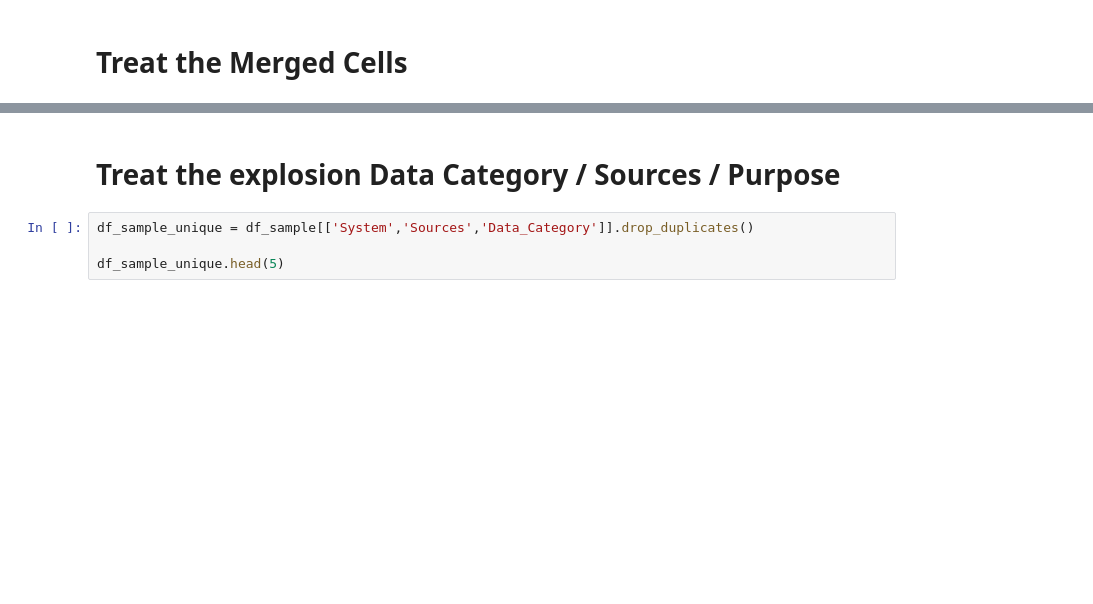
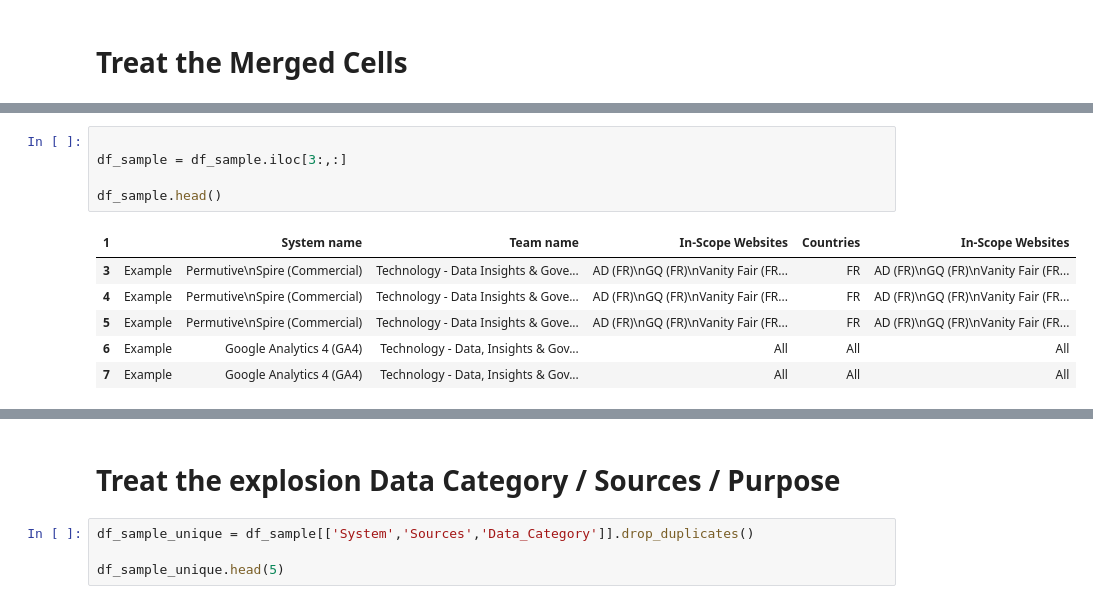
Before and after one commit to flohaha/Colab_Better_Rop, a Jupyter notebook: ROPA_v2.ipynb, the cells around one changed output, grey strips where cells are left out. Cells and saved outputs as stored; diff of their text form; blank space fills up the shorter version.

```diff
--- a/ROPA_v2.ipynb
+++ b/ROPA_v2.ipynb
@@ -175,3 +190,15 @@ df_sample.columns = ['System','Sources','Data_Category','Data_Purpose','Data_Use
+# %%
+
+df_sample = df_sample.iloc[3:,:]
+
+df_sample.head()
+# %% [output]
+| 1 |  | System name | Team name | In-Scope Websites | Countries | In-Scope Websites |
+| 3 | Example | Permutive\nSpire (Commercial) | Technology - Data Insights & Gove... | AD (FR)\nGQ (FR)\nVanity Fair (FR... | FR | AD (FR)\nGQ (FR)\nVanity Fair (FR... |
+| 4 | Example | Permutive\nSpire (Commercial) | Technology - Data Insights & Gove... | AD (FR)\nGQ (FR)\nVanity Fair (FR... | FR | AD (FR)\nGQ (FR)\nVanity Fair (FR... |
+| 5 | Example | Permutive\nSpire (Commercial) | Technology - Data Insights & Gove... | AD (FR)\nGQ (FR)\nVanity Fair (FR... | FR | AD (FR)\nGQ (FR)\nVanity Fair (FR... |
+| 6 | Example | Google Analytics 4 (GA4) | Technology - Data, Insights & Gov... | All | All | All |
+| 7 | Example | Google Analytics 4 (GA4) | Technology - Data, Insights & Gov... | All | All | All |
 # %%
 
 
```
Also changed, not shown: parts of 12 cells of this notebook.
